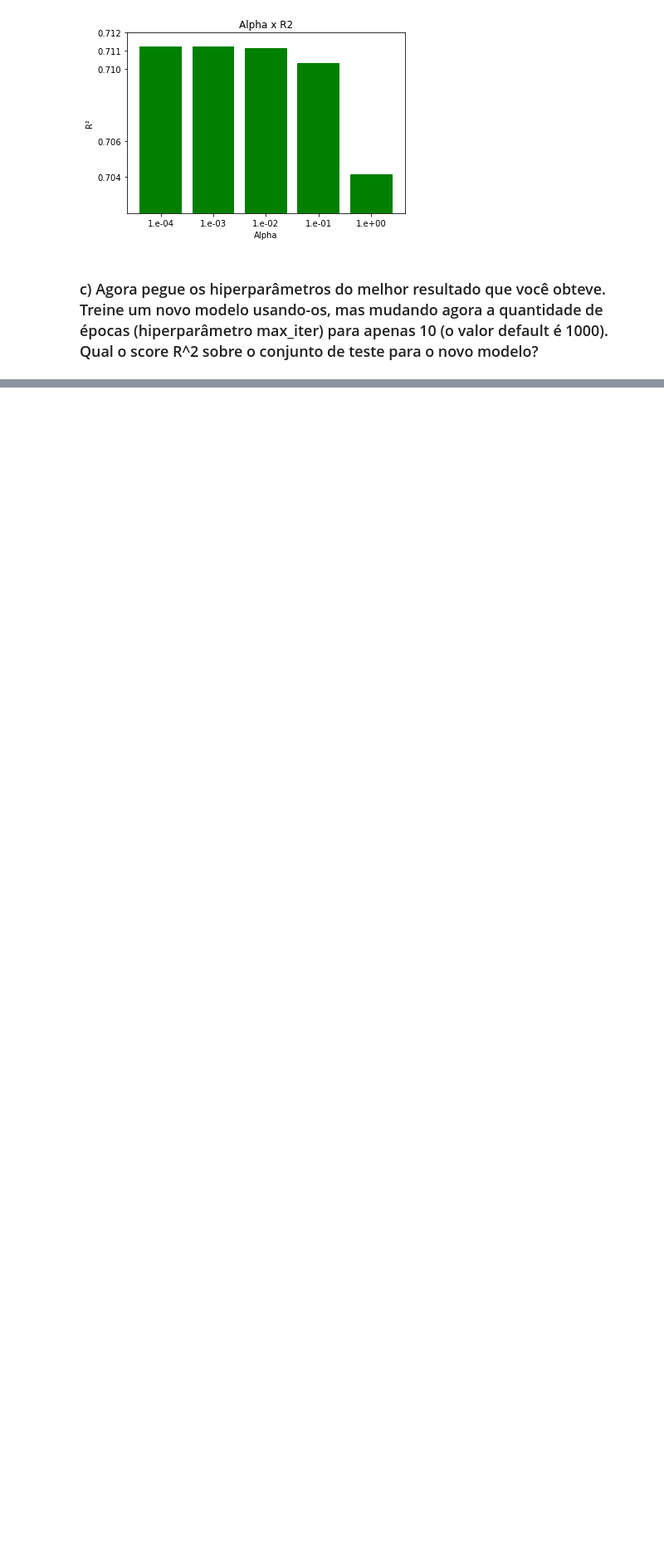
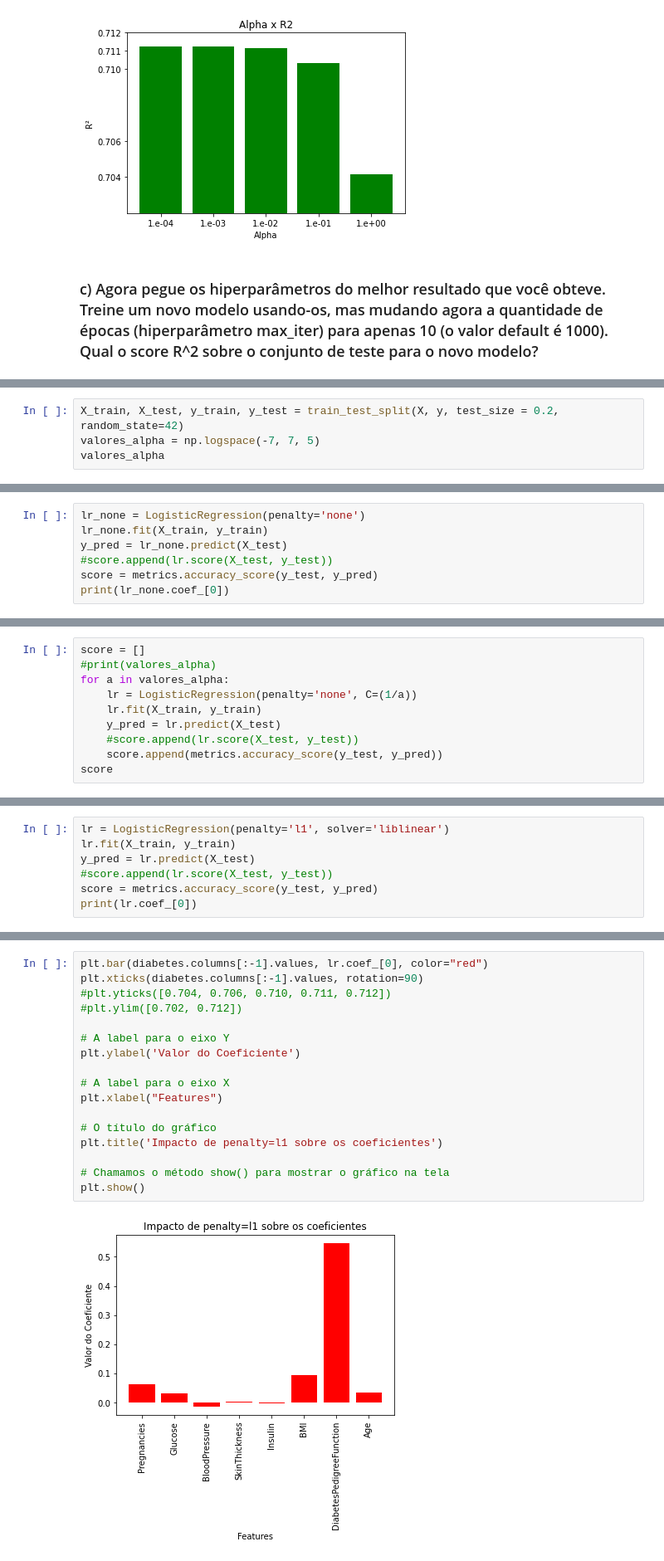
Before and after one commit to natannobre/Machine_Learning, a Jupyter notebook: 09_Lista08/lista08.ipynb, the cells around one changed output, grey strips where cells are left out. Shown: that part at 83% size. Drawn from its saved outputs; the diff is of its cells as text; blank space fills up the shorter version.

```diff
--- a/09_Lista08/lista08.ipynb
+++ b/09_Lista08/lista08.ipynb
@@ -273,0 +340,4 @@ plt.show()
+# %%
+X_train, X_test, y_train, y_test = train_test_split(X, y, test_size = 0.2, random_state=42)
+valores_alpha = np.logspace(-7, 7, 5)
+valores_alpha
@@ -273,0 +351,7 @@ plt.show()
+# %%
+lr_none = LogisticRegression(penalty='none')
+lr_none.fit(X_train, y_train)
+y_pred = lr_none.predict(X_test)
+#score.append(lr.score(X_test, y_test))
+score = metrics.accuracy_score(y_test, y_pred)
+print(lr_none.coef_[0])
@@ -273,0 +361,10 @@ plt.show()
+# %%
+score = []
+#print(valores_alpha)
+for a in valores_alpha:
+    lr = LogisticRegression(penalty='none', C=(1/a))
+    lr.fit(X_train, y_train)
+    y_pred = lr.predict(X_test)
+    #score.append(lr.score(X_test, y_test))
+    score.append(metrics.accuracy_score(y_test, y_pred))
+score
@@ -273,0 +379,7 @@ plt.show()
+# %%
+lr = LogisticRegression(penalty='l1', solver='liblinear')
+lr.fit(X_train, y_train)
+y_pred = lr.predict(X_test)
+#score.append(lr.score(X_test, y_test))
+score = metrics.accuracy_score(y_test, y_pred)
+print(lr.coef_[0])
@@ -273,0 +389,19 @@ plt.show()
+# %%
+plt.bar(diabetes.columns[:-1].values, lr.coef_[0], color="red")
+plt.xticks(diabetes.columns[:-1].values, rotation=90)
+#plt.yticks([0.704, 0.706, 0.710, 0.711, 0.712])
+#plt.ylim([0.702, 0.712])
+
+# A label para o eixo Y
+plt.ylabel('Valor do Coeficiente')
+
+# A label para o eixo X
+plt.xlabel("Features")
+
+# O título do gráfico
+plt.title('Impacto de penalty=l1 sobre os coeficientes')
+
+# Chamamos o método show() para mostrar o gráfico na tela
+plt.show()
+# %% [output]
+[figure, added]
```
Also changed, not shown: parts of 25 cells of this notebook, 1 other file.
